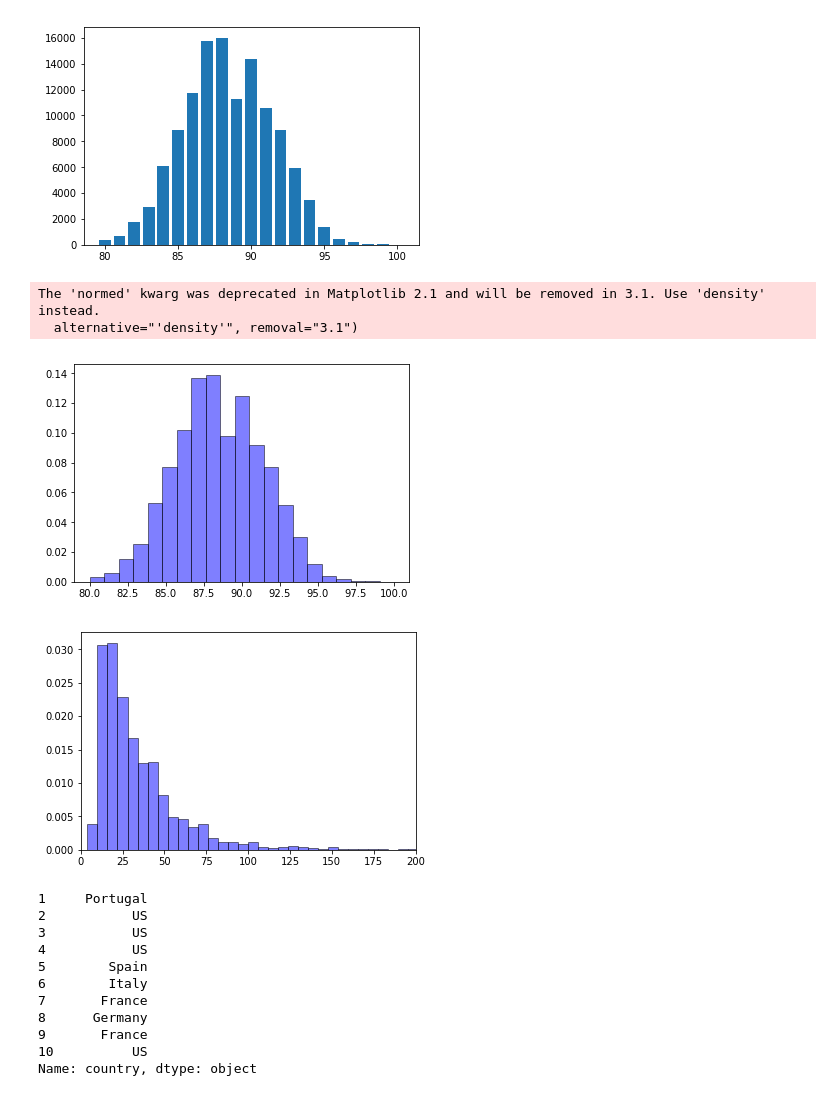
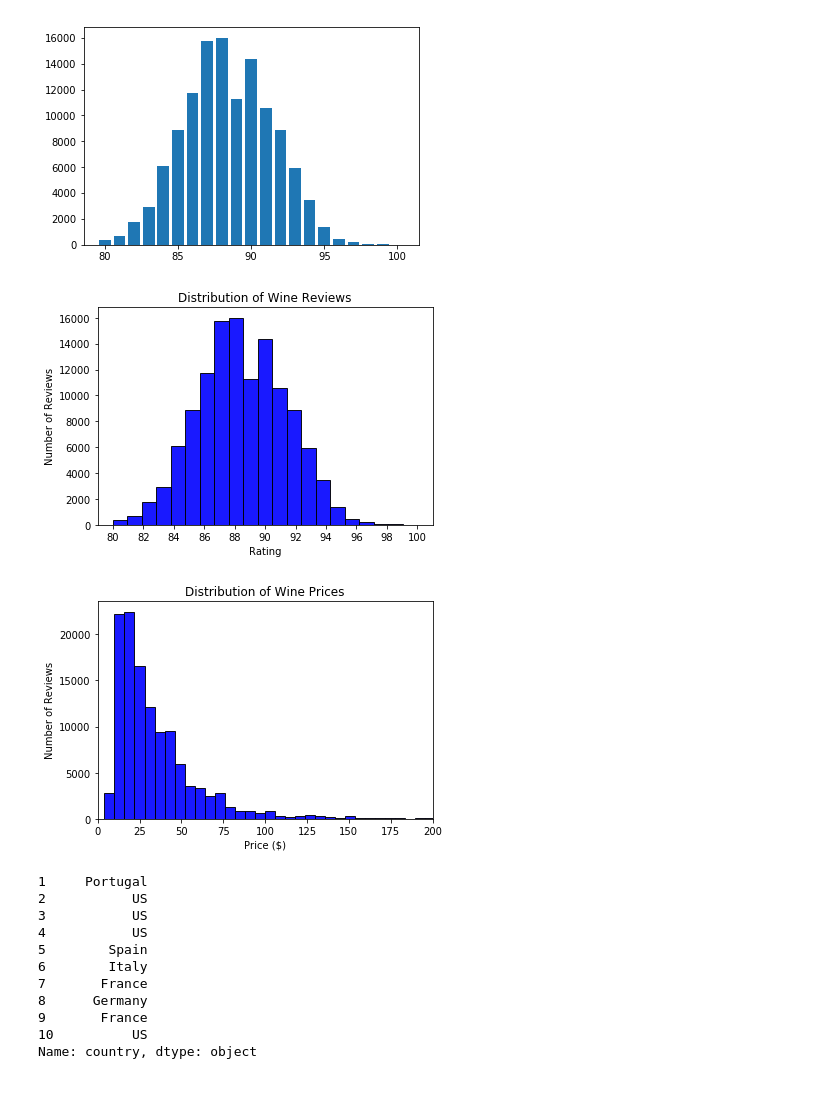
Before and after one commit to renatonico/Pygeons, a Jupyter notebook: notebooks/angel.ipynb, the cells around one changed output. Cells and saved outputs as stored; diff of their text form; code cells hidden in the pictures.

```diff
--- a/notebooks/angel.ipynb
+++ b/notebooks/angel.ipynb
@@ -435,25 +451,33 @@ plt.show()
 # %%
 x = clean_data['points']
 num_bins = 21
-n, bins, patches = plt.hist(x, num_bins, facecolor='blue', alpha=0.5, normed=1, edgecolor='k',histtype='bar',align='mid')
+#n, bins, patches = plt.hist(x, num_bins, facecolor='blue', alpha=0.5, normed=1, edgecolor='k',histtype='bar',align='mid')
+n, bins, patches = plt.hist(x, num_bins, facecolor='blue', alpha=0.9, edgecolor='k',histtype='bar')
 #n, bins, patches = plt.hist(x, num_bins,align='mid',line=True)
-
+plt.xticks(range(80,101,2))
+plt.xlabel('Rating')
+plt.ylabel('Number of Reviews')
+plt.title('Distribution of Wine Reviews')
 #y = mlab.normpdf( bins, mu, sigma)
 #l = plt.plot(bins, y, 'r--', linewidth=1)
 plt.show()
 # %% [output]
-The 'normed' kwarg was deprecated in Matplotlib 2.1 and will be removed in 3.1. Use 'density' instead.
-  alternative="'density'", removal="3.1")
-[figure, old version]
+[figure, new version]
 # %%
 x = clean_data['price']
 num_bins = 550
-n, bins, patches = plt.hist(x, num_bins, facecolor='blue', alpha=0.5, normed=1, edgecolor='k', histtype='bar',align='mid')
+#n, bins, patches = plt.hist(x, num_bins, facecolor='blue', alpha=0.9, normed=1, edgecolor='k', histtype='bar',align='mid')
+n, bins, patches = plt.hist(x, num_bins, facecolor='blue', alpha=0.9, edgecolor='k', histtype='bar',align='mid')
+
+#plt.xticks(range(0,201,25))
+plt.xlabel('Price ($)')
+plt.ylabel('Number of Reviews')
+plt.title('Distribution of Wine Prices')
 #plt.plot(bins, y, 'r--')
 plt.xlim(0,200)
 plt.show()
 # %% [output]
-[figure, old version]
+[figure, new version]
 # %%
 ccountry[:10]
 #plt.scatter(ccountry[:10],cprovince[:10])
```
Also changed, not shown: parts of 13 cells of this notebook, 2 other files.
